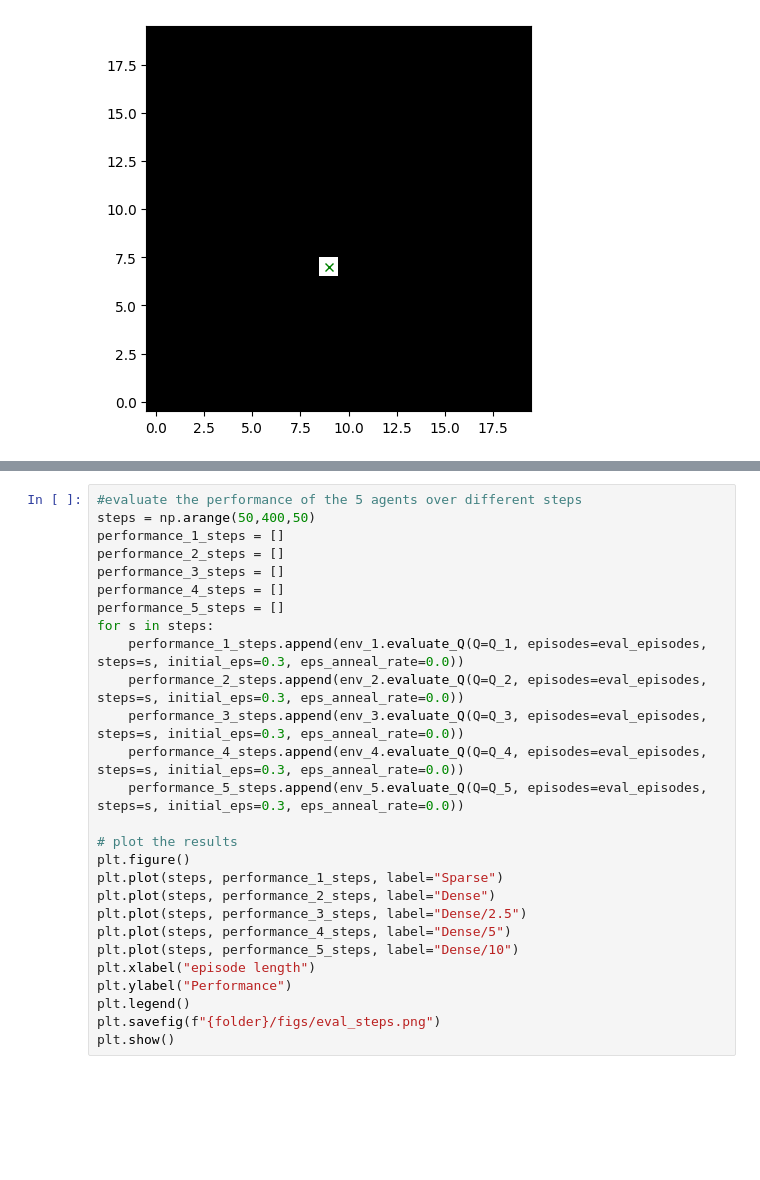
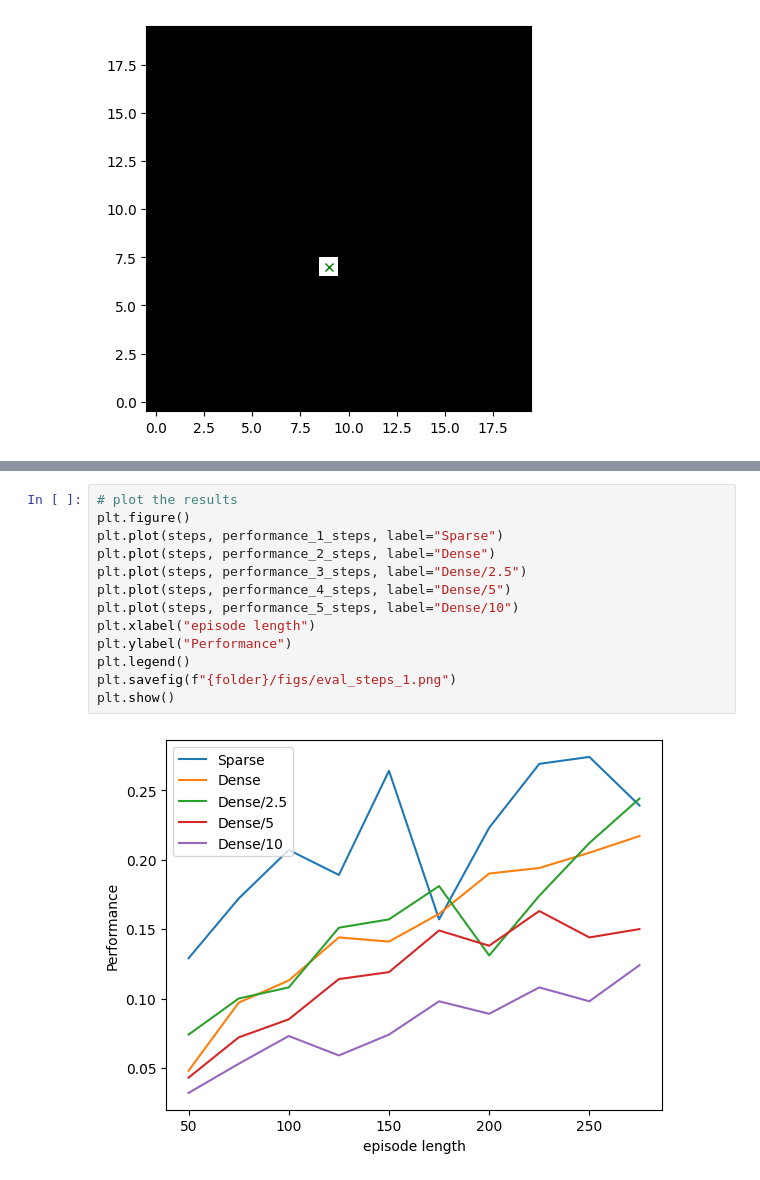
Before and after one commit to Alex427427427/2023_SRP_long_horizon, a Jupyter notebook: 2D_world/5_grid_env_reward_density_compare.ipynb, the cells around one changed output, grey strips where cells are left out. Cells and saved outputs as stored; diff of their text form; blank space fills up the shorter version.

```diff
--- a/2D_world/5_grid_env_reward_density_compare.ipynb
+++ b/2D_world/5_grid_env_reward_density_compare.ipynb
@@ -149,30 +201,18 @@ plt.show()
 # %%
-#evaluate the performance of the 5 agents over different steps
-steps = np.arange(50,400,50)
-performance_1_steps = []
-performance_2_steps = []
-performance_3_steps = []
-performance_4_steps = []
-performance_5_steps = []
-for s in steps:
-    performance_1_steps.append(env_1.evaluate_Q(Q=Q_1, episodes=eval_episodes, steps=s, initial_eps=0.3, eps_anneal_rate=0.0))
-    performance_2_steps.append(env_2.evaluate_Q(Q=Q_2, episodes=eval_episodes, steps=s, initial_eps=0.3, eps_anneal_rate=0.0))
-    performance_3_steps.append(env_3.evaluate_Q(Q=Q_3, episodes=eval_episodes, steps=s, initial_eps=0.3, eps_anneal_rate=0.0))
-    performance_4_steps.append(env_4.evaluate_Q(Q=Q_4, episodes=eval_episodes, steps=s, initial_eps=0.3, eps_anneal_rate=0.0))
-    performance_5_steps.append(env_5.evaluate_Q(Q=Q_5, episodes=eval_episodes, steps=s, initial_eps=0.3, eps_anneal_rate=0.0))
-
 # plot the results
 plt.figure()
 plt.plot(steps, performance_1_steps, label="Sparse")
 plt.plot(steps, performance_2_steps, label="Dense")
 plt.plot(steps, performance_3_steps, label="Dense/2.5")
 plt.plot(steps, performance_4_steps, label="Dense/5")
 plt.plot(steps, performance_5_steps, label="Dense/10")
 plt.xlabel("episode length")
 plt.ylabel("Performance")
 plt.legend()
-plt.savefig(f"{folder}/figs/eval_steps.png")
+plt.savefig(f"{folder}/figs/eval_steps_1.png")
 plt.show()
+# %% [output]
+[figure, added]
 # %%
 # create side by side subplots of the 5 reward functions
 plt.figure(figsize=(10,5))
```
Also changed, not shown: parts of 8 cells of this notebook, 7 other files.
